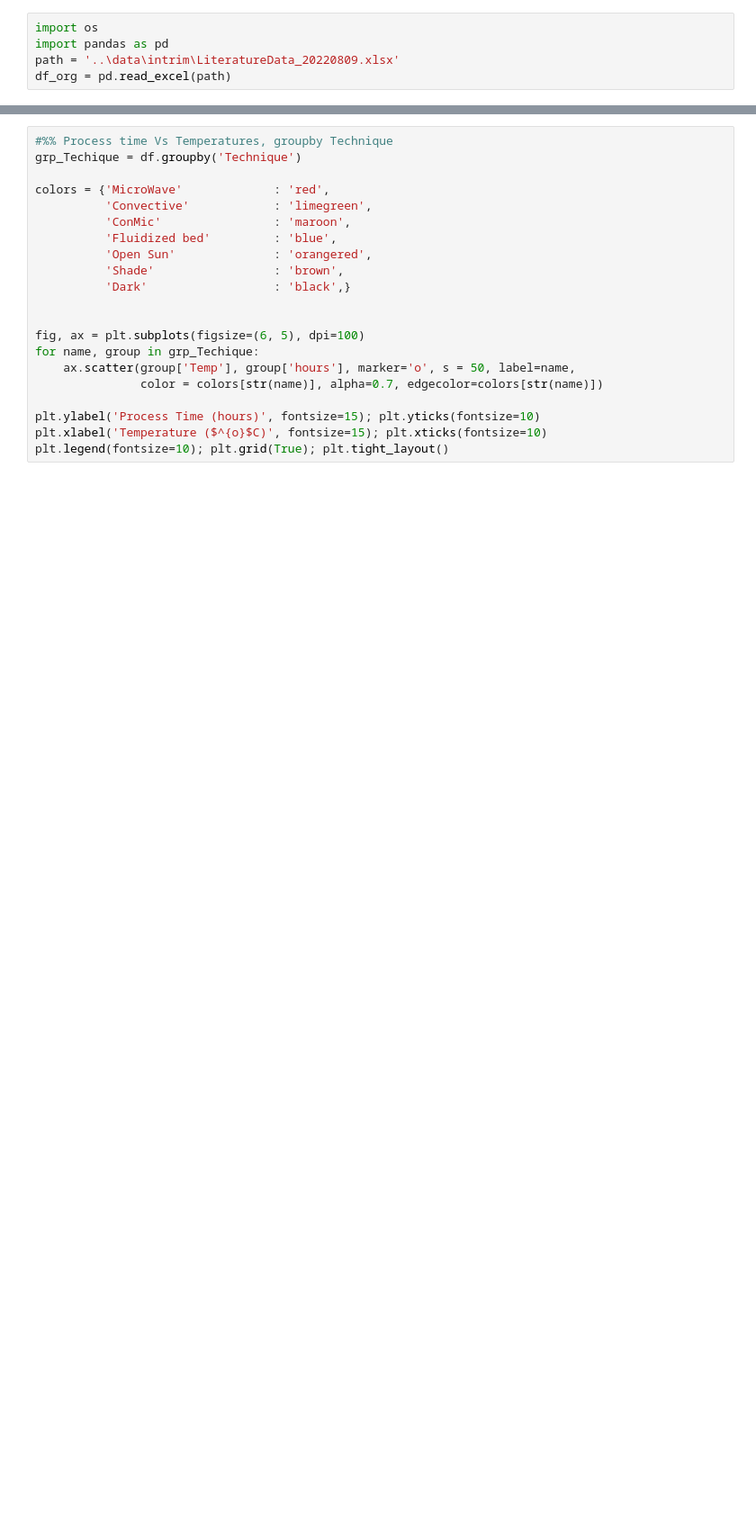
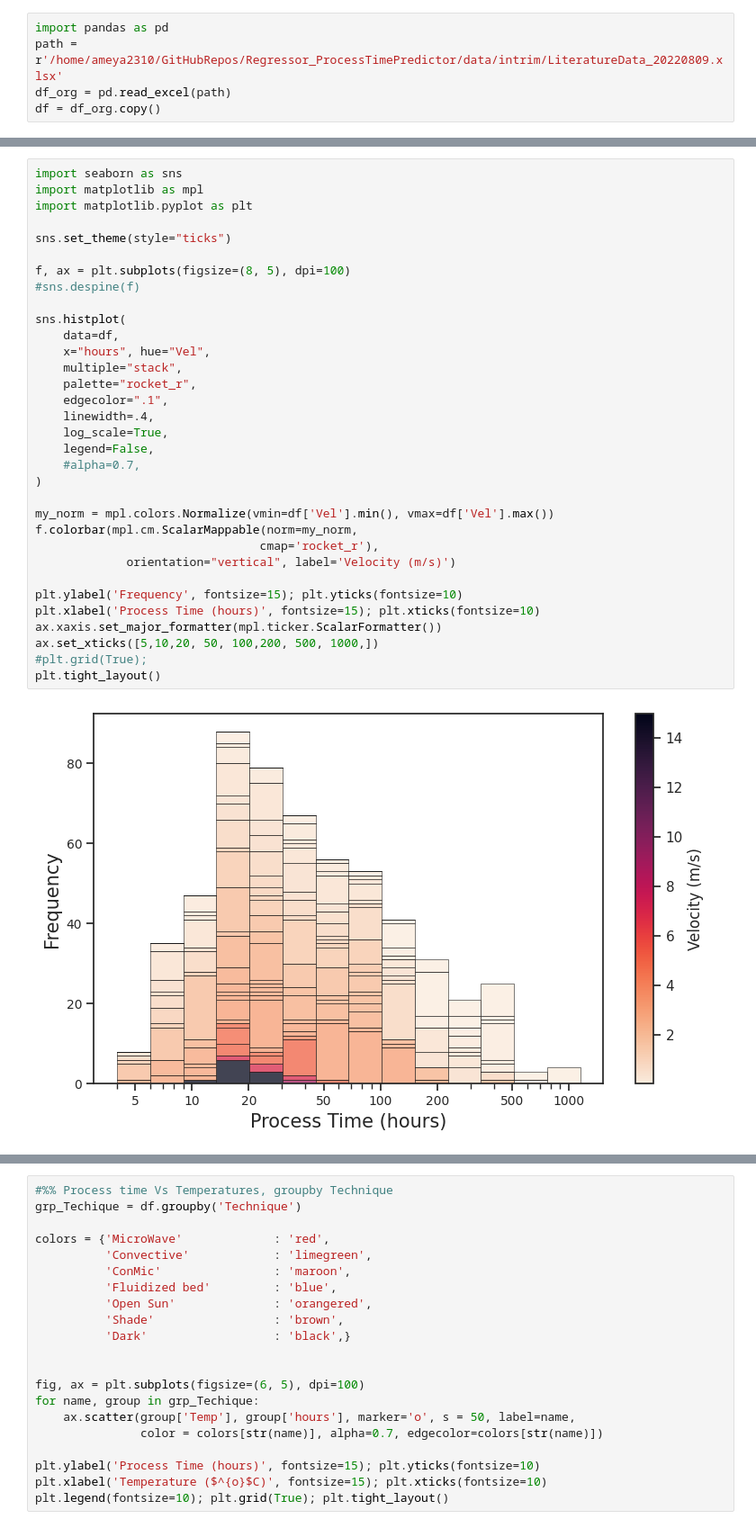
Before and after one commit to ameyak2310/Regressor_ProcessTimePredictor, a Jupyter notebook: notebooks/eda.ipynb, the cells around one changed output, grey strips where cells are left out. Shown at 90% size. Cells and saved outputs as stored; diff of their text form; blank space fills up the shorter version.

```diff
--- a/notebooks/eda.ipynb
+++ b/notebooks/eda.ipynb
@@ -6,5 +6,5 @@
 # %%
-import os
 import pandas as pd
-path = '..\data\intrim\LiteratureData_20220809.xlsx'
+path = r'/home/ameya2310/GitHubRepos/Regressor_ProcessTimePredictor/data/intrim/LiteratureData_20220809.xlsx'
 df_org = pd.read_excel(path)
+df = df_org.copy()
@@ -444,0 +93,35 @@ plt.tight_layout();
+# %%
+import seaborn as sns
+import matplotlib as mpl
+import matplotlib.pyplot as plt
+
+sns.set_theme(style="ticks")
+
+f, ax = plt.subplots(figsize=(8, 5), dpi=100)
+#sns.despine(f)
+
+sns.histplot(
+    data=df,
+    x="hours", hue="Vel",
+    multiple="stack",
+    palette="rocket_r",
+    edgecolor=".1",
+    linewidth=.4,
+    log_scale=True,
+    legend=False,
+    #alpha=0.7,
+)
+
+my_norm = mpl.colors.Normalize(vmin=df['Vel'].min(), vmax=df['Vel'].max())
+f.colorbar(mpl.cm.ScalarMappable(norm=my_norm,
+                                cmap='rocket_r'),
+             orientation="vertical", label='Velocity (m/s)')
+
+plt.ylabel('Frequency', fontsize=15); plt.yticks(fontsize=10)
+plt.xlabel('Process Time (hours)', fontsize=15); plt.xticks(fontsize=10)
+ax.xaxis.set_major_formatter(mpl.ticker.ScalarFormatter())
+ax.set_xticks([5,10,20, 50, 100,200, 500, 1000,])
+#plt.grid(True);
+plt.tight_layout()
+# %% [output]
+[figure, added]
```
Also changed, not shown: parts of 52 cells of this notebook.
